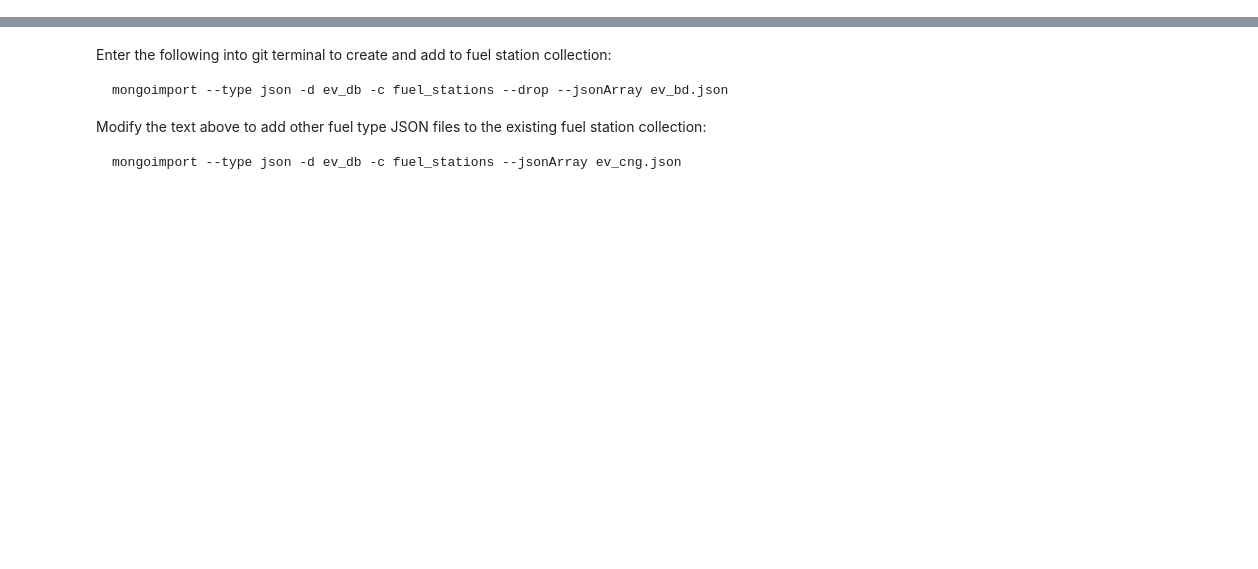
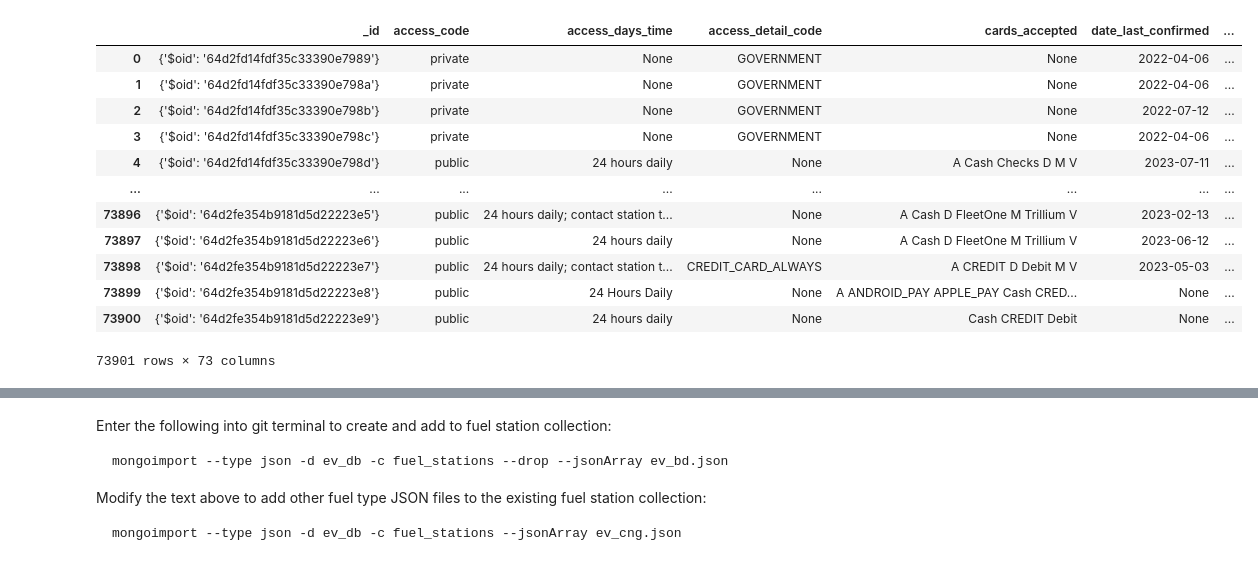
Before and after one commit to gnahziy/DataVisualizationProject, a Jupyter notebook: mongo_setup/mongo_db_setup.ipynb, the cells around one changed output, grey strips where cells are left out. Saved outputs shown, nothing was run; the diff lists cells and outputs as text; code cells hidden in the pictures; blank space fills up the shorter version.

```diff
--- a/mongo_setup/mongo_db_setup.ipynb
+++ b/mongo_setup/mongo_db_setup.ipynb
@@ -87,0 +96,17 @@ with open("ev_rd.json", "w") as outfile:
+# %%
+fuel_stations = pd.read_json('Final collection/ev_db.fuel_stations.json')
+fuel_stations
+# %% [output]
+|  | _id | access_code | access_days_time | access_detail_code | cards_accepted | date_last_confirmed | ... |
+| 0 | {'$oid': '64d2fd14fdf35c33390e7989'} | private | None | GOVERNMENT | None | 2022-04-06 | ... |
+| 1 | {'$oid': '64d2fd14fdf35c33390e798a'} | private | None | GOVERNMENT | None | 2022-04-06 | ... |
+| 2 | {'$oid': '64d2fd14fdf35c33390e798b'} | private | None | GOVERNMENT | None | 2022-07-12 | ... |
+| 3 | {'$oid': '64d2fd14fdf35c33390e798c'} | private | None | GOVERNMENT | None | 2022-04-06 | ... |
+| 4 | {'$oid': '64d2fd14fdf35c33390e798d'} | public | 24 hours daily | None | A Cash Checks D M V | 2023-07-11 | ... |
+| ... | ... | ... | ... | ... | ... | ... | ... |
+| 73896 | {'$oid': '64d2fe354b9181d5d22223e5'} | public | 24 hours daily; contact station t... | None | A Cash D FleetOne M Trillium V | 2023-02-13 | ... |
+| 73897 | {'$oid': '64d2fe354b9181d5d22223e6'} | public | 24 hours daily | None | A Cash D FleetOne M Trillium V | 2023-06-12 | ... |
+| 73898 | {'$oid': '64d2fe354b9181d5d22223e7'} | public | 24 hours daily; contact station t... | CREDIT_CARD_ALWAYS | A CREDIT D Debit M V | 2023-05-03 | ... |
+| 73899 | {'$oid': '64d2fe354b9181d5d22223e8'} | public | 24 Hours Daily | None | A ANDROID_PAY APPLE_PAY Cash CRED... | None | ... |
+| 73900 | {'$oid': '64d2fe354b9181d5d22223e9'} | public | 24 hours daily | None | Cash CREDIT Debit | None | ... |
+73901 rows × 73 columns
```
Also changed, not shown: parts of 6 cells of this notebook, 8 other files.
